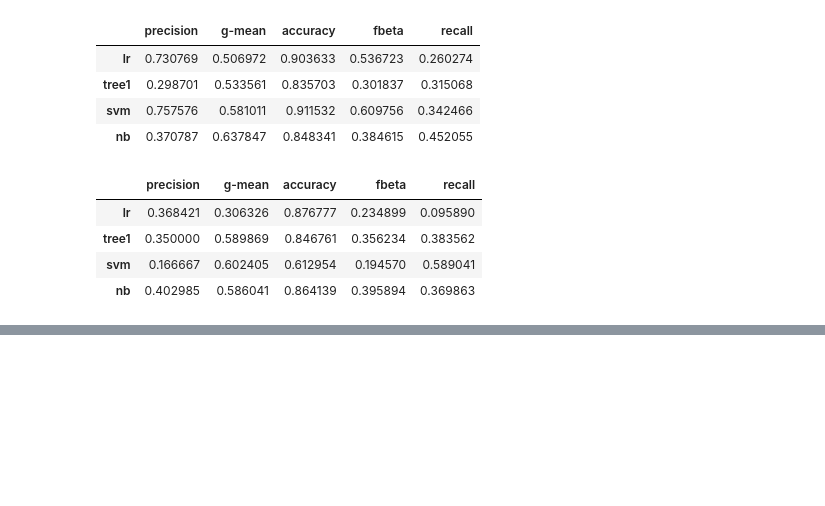
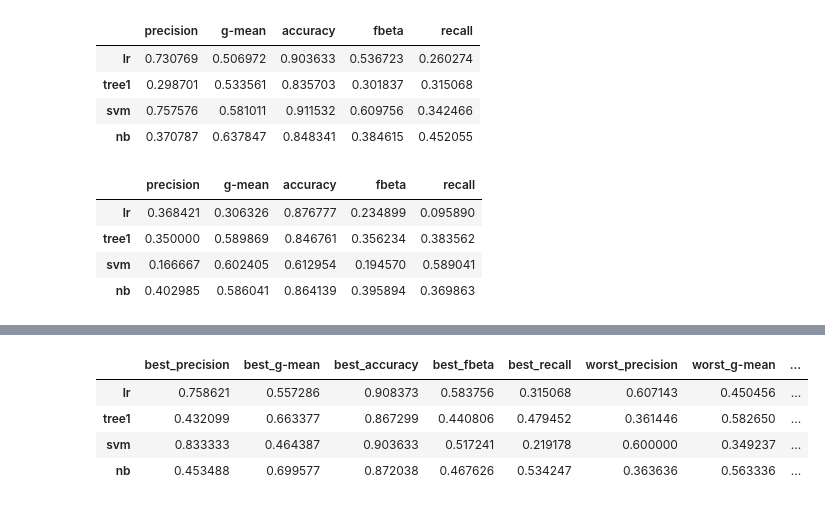
Before and after one commit to AristocratesJ/Bank-Marketing-Classification-Task, a Jupyter notebook: feature_engineering.ipynb, the cells around one changed output, grey strips where cells are left out. Saved outputs shown, nothing was run; the diff lists cells and outputs as text; code cells hidden in the pictures; blank space fills up the shorter version.

```diff
--- a/feature_engineering.ipynb
+++ b/feature_engineering.ipynb
@@ -1000,0 +1126,59 @@ df
+# %%
+# LogStdDuration na minmax
+skf = StratifiedKFold(n_splits=5, random_state=seed, shuffle=True)
+stats = {"precision": np.array([]), "g-mean": np.array([]), "accuracy": np.array([]), "fbeta": np.array([]), "recall": np.array([])}
+
+for i, (train_idx, test_idx) in enumerate(skf.split(X, y)):
+    lr = LogisticRegression(max_iter=500, random_state=seed)
+    tree1 = DecisionTreeClassifier(random_state=seed)
+    svm = SVC(kernel="linear", random_state=seed, max_iter=5000, probability=True)
+    nb = GaussianNB()
+
+    models = [lr, tree1, svm, nb]
+
+    for model in models:
+        pipe = Pipeline([
+        ("dropper", ColumnDropper(["day", "pdays", "default", 'poutcome_unknown', 'poutcome_other', 'contact_unknown', 'job_unknown'])),
+        ("balance_binner", BalanceBinner()),
+        ("bin_previous", PreviousBinner()),
+        ("transformer _ minmax", MinMaxTransformer(["duration", "age", "campaign"])),
+        ("model", model)
+        ])
+        a, b, c, d, e = get_my_metrics(pipe, X.loc[train_idx], X.loc[test_idx], y.loc[train_idx], y.loc[test_idx])
+        stats["precision"] = np.append(stats["precision"], a)
+        stats["g-mean"] = np.append(stats["g-mean"], b)
+        stats["accuracy"] = np.append(stats["accuracy"], c)
+        stats["fbeta"] = np.append(stats["fbeta"], d)
+        stats["recall"] = np.append(stats["recall"], e)
+
+
+result_stats = {"best_precision": [], "best_g-mean": [], "best_accuracy": [], "best_fbeta": [], "best_recall": [],
+                "worst_precision": [], "worst_g-mean": [], "worst_accuracy": [], "worst_fbeta": [], "worst_recall": [],
+                "mean_precision": [], "mean_g-mean": [], "mean_accuracy": [], "mean_fbeta": [], "mean_recall": []
+               }
+df = pd.DataFrame(stats)
+for model_idx in range(4):
+    result_stats["best_precision"].append(df.loc[model_idx::4, "precision"].max())
+    result_stats["best_g-mean"].append(df.loc[model_idx::4, "g-mean"].max())
+    result_stats["best_accuracy"].append(df.loc[model_idx::4, "accuracy"].max())
+    result_stats["best_fbeta"].append(df.loc[model_idx::4, "fbeta"].max())
+    result_stats["best_recall"].append(df.loc[model_idx::4, "recall"].max())
+    result_stats["worst_precision"].append(df.loc[model_idx::4, "precision"].min())
+    result_stats["worst_g-mean"].append(df.loc[model_idx::4, "g-mean"].min())
+    result_stats["worst_accuracy"].append(df.loc[model_idx::4, "accuracy"].min())
+    result_stats["worst_fbeta"].append(df.loc[model_idx::4, "fbeta"].min())
+    result_stats["worst_recall"].append(df.loc[model_idx::4, "recall"].min())
+    result_stats["mean_precision"].append(df.loc[model_idx::4, "precision"].mean())
+    result_stats["mean_g-mean"].append(df.loc[model_idx::4, "g-mean"].mean())
+    result_stats["mean_accuracy"].append(df.loc[model_idx::4, "accuracy"].mean())
+    result_stats["mean_fbeta"].append(df.loc[model_idx::4, "fbeta"].mean())
+    result_stats["mean_recall"].append(df.loc[model_idx::4, "recall"].mean())
+df = pd.DataFrame(result_stats)
+df.index = ["lr", "tree1", "svm", "nb"]
+df
+# %% [output]
+|  | best_precision | best_g-mean | best_accuracy | best_fbeta | best_recall | worst_precision | worst_g-mean | ... |
+| lr | 0.758621 | 0.557286 | 0.908373 | 0.583756 | 0.315068 | 0.607143 | 0.450456 | ... |
+| tree1 | 0.432099 | 0.663377 | 0.867299 | 0.440806 | 0.479452 | 0.361446 | 0.582650 | ... |
+| svm | 0.833333 | 0.464387 | 0.903633 | 0.517241 | 0.219178 | 0.600000 | 0.349237 | ... |
+| nb | 0.453488 | 0.699577 | 0.872038 | 0.467626 | 0.534247 | 0.363636 | 0.563336 | ... |
```
Also changed, not shown: parts of 19 cells of this notebook.
